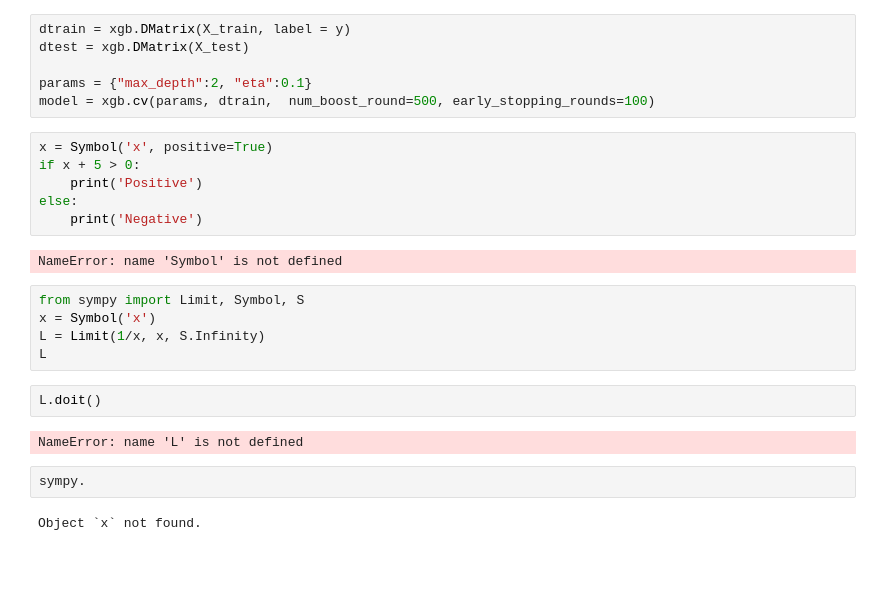
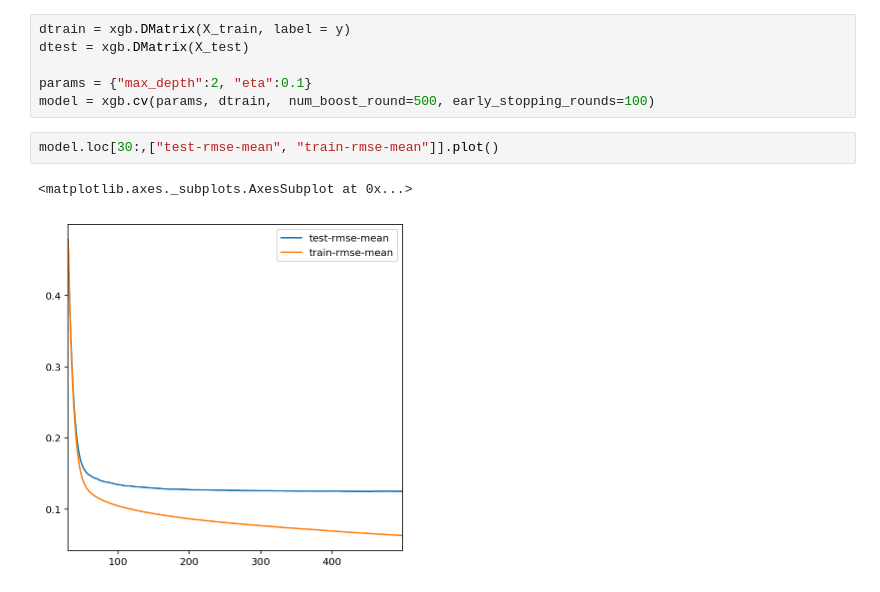
Before and after one commit to verystrongjoe/realestate, a Jupyter notebook: eda2-regularized Linear Models.ipynb, the cells around one changed output. Drawn from its saved outputs; the diff is of its cells as text; blank space fills up the shorter version.

```diff
--- a/eda2-regularized Linear Models.ipynb
+++ b/eda2-regularized Linear Models.ipynb
@@ -615,24 +615,8 @@ dtest = xgb.DMatrix(X_test)
 
 params = {"max_depth":2, "eta":0.1}
 model = xgb.cv(params, dtrain,  num_boost_round=500, early_stopping_rounds=100)
-# %%
-x = Symbol('x', positive=True)
-if x + 5 > 0:
-    print('Positive')
-else:
-    print('Negative')
-# %% [output]
-NameError: name 'Symbol' is not defined
-# %%
-from sympy import Limit, Symbol, S
-x = Symbol('x')
-L = Limit(1/x, x, S.Infinity)
-L
-# %%
-L.doit()
-# %% [output]
-NameError: name 'L' is not defined
-# %%
-sympy.
-# %% [output]
-Object `x` not found.
+# %%
+model.loc[30:,["test-rmse-mean", "train-rmse-mean"]].plot()
+# %% [output]
+<matplotlib.axes._subplots.AxesSubplot at 0x...>
+[figure, added]
```
Also changed, not shown: parts of 21 cells of this notebook, 6 other files.
